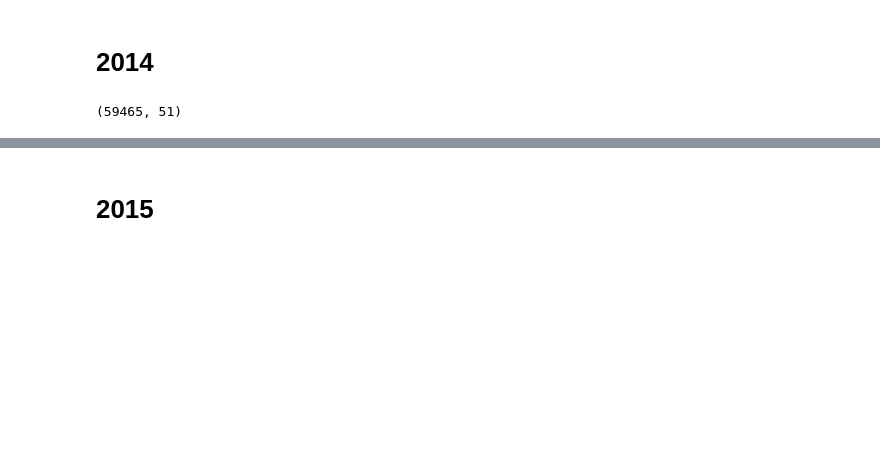
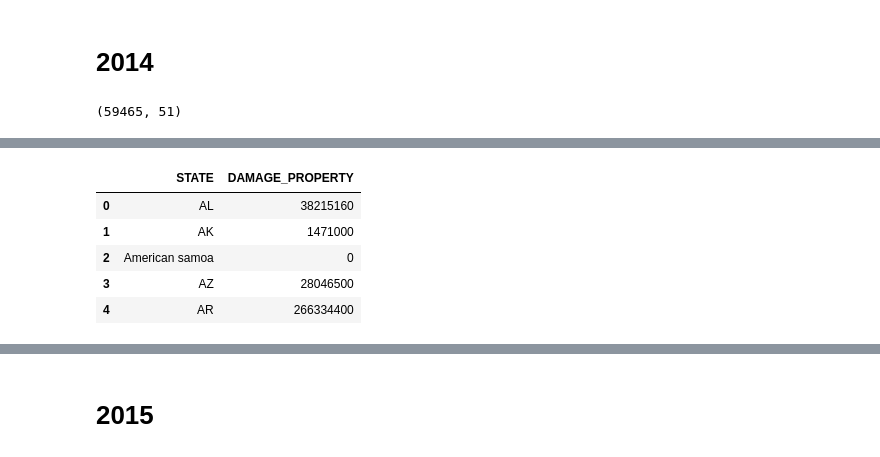
Before and after one commit to lmstephens/Build-Week1, a Jupyter notebook: 2013_2019weather.ipynb, the cells around one changed output, grey strips where cells are left out. Cells and saved outputs as stored; diff of their text form; code cells hidden in the pictures; blank space fills up the shorter version.

```diff
--- a/2013_2019weather.ipynb
+++ b/2013_2019weather.ipynb
@@ -239,0 +257,2 @@ dfweather_data_2014['DAMAGE_PROPERTY'] = DAMAGE_PROPERTY_2014
+# %%
+df2014['STATE']=df2014['STATE'].str.capitalize()
@@ -239,0 +317,9 @@ dfweather_data_2014['DAMAGE_PROPERTY'] = DAMAGE_PROPERTY_2014
+# %%
+df2014.head()
+# %% [output]
+|  | STATE | DAMAGE_PROPERTY |
+| 0 | AL | 38215160 |
+| 1 | AK | 1471000 |
+| 2 | American samoa | 0 |
+| 3 | AZ | 28046500 |
+| 4 | AR | 266334400 |
```
Also changed, not shown: parts of 12 cells of this notebook.
